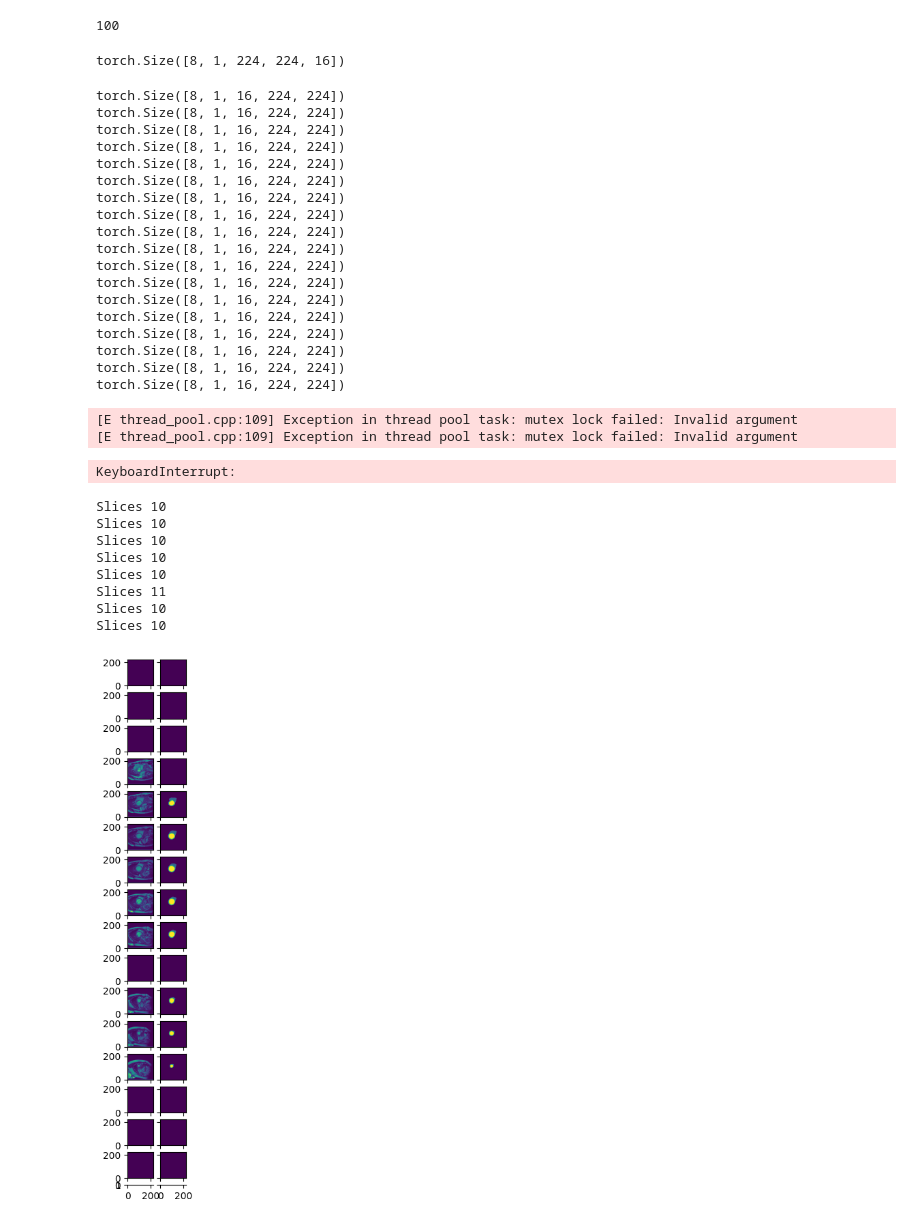
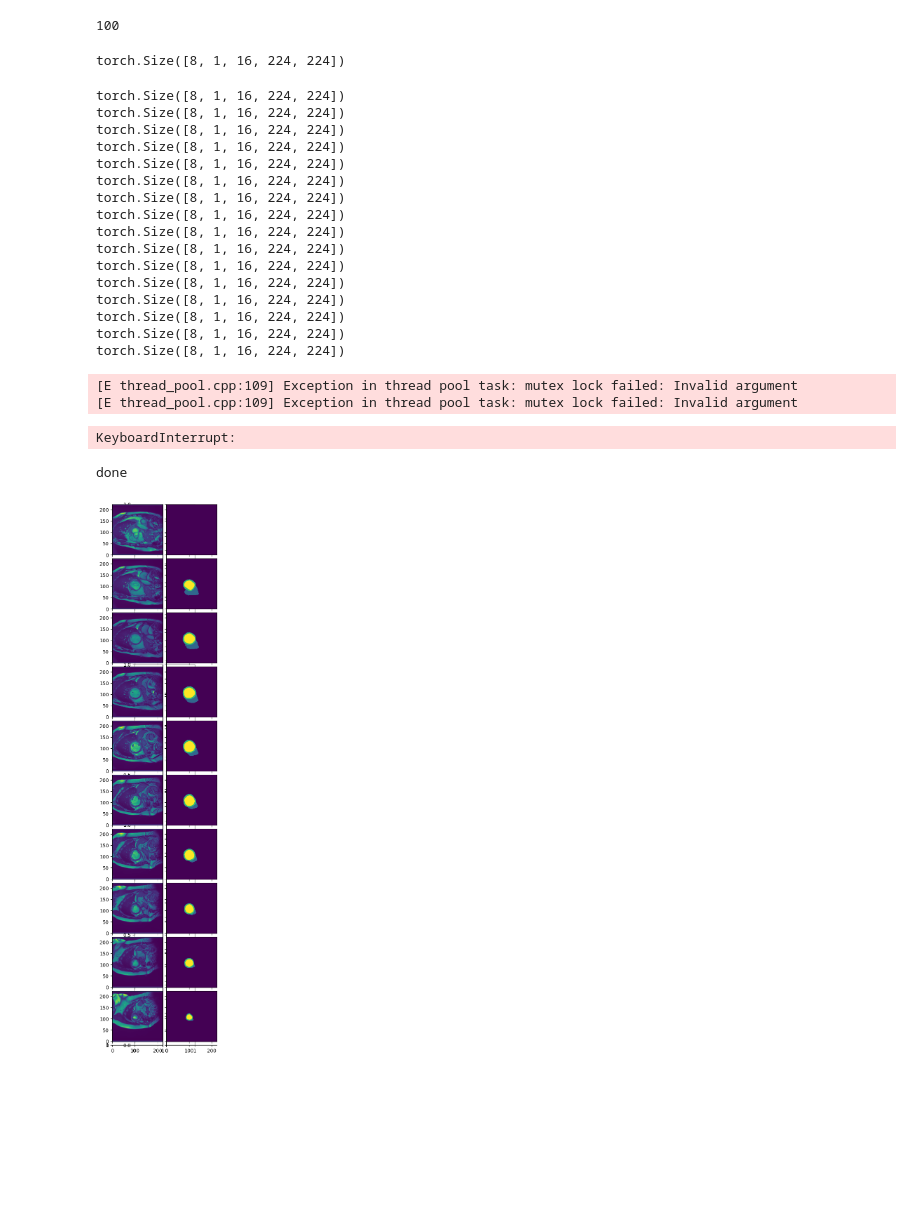
Before and after one commit to joshestein/TUM_thesis, a Jupyter notebook: notebooks/acdc_data_check.ipynb, the cells around one changed output. Cells and saved outputs as stored; diff of their text form; code cells hidden in the pictures; blank space fills up the shorter version.

```diff
--- a/notebooks/acdc_data_check.ipynb
+++ b/notebooks/acdc_data_check.ipynb
@@ -25,6 +25,7 @@ with open(root_dir / "config.toml", "rb") as file:
 
 pprint(config)
 set_determinism(seed=config["hyperparameters"]["seed"])
+spatial_dims = config["hyperparameters"]["spatial_dimensions"]
 # %% [output]
 {'hyperparameters': {'augment': True,
                      'batch_size': 8,
@@ -42,8 +43,8 @@ importlib.reload(sys.modules["src.datasets.acdc_dataset"])
 from src.transforms.transforms import get_transforms
 from src.datasets.acdc_dataset import ACDCDataset
 
-train_transforms, val_transforms = get_transforms(percentage_slices=0.8)
-train_transform_no_aug, _ = get_transforms(percentage_slices=1.0, augment=False)
+train_transforms, val_transforms = get_transforms(spatial_dims=spatial_dims, percentage_slices=1.0)
+train_transform_no_aug, _ = get_transforms(spatial_dims=spatial_dims, percentage_slices=1.0, augment=False)
 train_data = ACDCDataset(data_dir=data_dir / "training", transform=train_transforms)
 train_data_no_aug = ACDCDataset(data_dir=data_dir / "training", transform=train_transform_no_aug)
 
@@ -59,14 +60,14 @@ print(len(check_dataloader.dataset))
 #     print(ed.shape)
 
 data = next(iter(check_dataloader))
-for key, image in data.items():
-    data[key] = image.permute(0, 1, 3, 4, 2)
-image, label = data['image'], data['label']
+# for key, image in data.items():
+#     data[key] = image.permute(0, 1, 3, 4, 2)
+image, label = data["image"], data["label"]
 print(image.shape)
 # image = image.permute(0, 1, 3, 4, 2)
 # print(image.shape)
 # %% [output]
-torch.Size([8, 1, 224, 224, 16])
+torch.Size([8, 1, 16, 224, 224])
 # %%
 for batch in check_dataloader:
     print(batch["image"].shape)
@@ -88,47 +89,56 @@ torch.Size([8, 1, 16, 224, 224])
 torch.Size([8, 1, 16, 224, 224])
 torch.Size([8, 1, 16, 224, 224])
 torch.Size([8, 1, 16, 224, 224])
-torch.Size([8, 1, 16, 224, 224])
-torch.Size([8, 1, 16, 224, 224])
 [E thread_pool.cpp:109] Exception in thread pool task: mutex lock failed: Invalid argument
 [E thread_pool.cpp:109] Exception in thread pool task: mutex lock failed: Invalid argument
 KeyboardInterrupt:
 # %%
 from mpl_toolkits.axes_grid1 import ImageGrid
 
 check_data = next(iter(check_dataloader))
 check_data_no_aug = next(iter(check_dataloader_no_aug))
 
 image, label = check_data["image"][0][0], check_data["label"][0][0]
-image_no_aug, label_no_aug = check_data_no_aug["image"][0][0], check_data_no_aug["label"][0][0]
+image_no_aug, label_no_aug = (
+    check_data_no_aug["image"][0][0],
+    check_data_no_aug["label"][0][0],
+)
 
-slices = 16
 total_slices = image.shape[0]
-fig = plt.figure(figsize=(10, 10))
+slices = total_slices
+fig = plt.figure(figsize=(20, 20))
 grid = ImageGrid(fig, 111, nrows_ncols=(slices + 1, 2), axes_pad=0.1)
 
 images = []
-for i in range(slices):
-    # images.append(image_no_aug[i, ...])
-    # images.append(label_no_aug[i, ...])
-    # images.append(image[(10 + i) % total_slices, ...])
-    # images.append(label[(10 + i) % total_slices, ...])
-    images.append(image[i, ...])
-    images.append(label[i, ...])
+total_images = 0
+for i in range(total_slices):
+    if np.count_nonzero(image_no_aug[i, ...]) > 0:
+        images.append(image_no_aug[i, ...])
+        images.append(label_no_aug[i, ...])
+        total_images += 1
 
+# while total_images < slices or i < total_slices:
+#     # images.append(image_no_aug[i, ...])
+#     # images.append(label_no_aug[i, ...])
+#     # images.append(image[(10 + i) % total_slices, ...])
+#     # images.append(label[(10 + i) % total_slices, ...])
+#     if np.count_nonzero(image[i, ...]) > 0:
+#         images.append(image[i, ...])
+#         images.append(label[i, ...])
+#         print(total_images)
+#         total_images += 1
+#     i += 1
+#
+grid = ImageGrid(fig, 111, nrows_ncols=(total_images + 1, 2), axes_pad=0.1)
 for ax, image in zip(grid, images):
     ax.imshow(image, origin="lower")
 
-plt.show()
+print("done")
+
+# plt.show()
+plt.savefig("slices.png", bbox_inches="tight")
 # %% [output]
-Slices 10
-Slices 10
-Slices 10
-Slices 10
-Slices 10
-Slices 11
-Slices 10
-Slices 10
+done
-[figure, old version]
+[figure, new version]
 # %%
 data = next(iter(check_dataloader))
```
Also changed, not shown: parts of 4 cells of this notebook, 3 other files.
